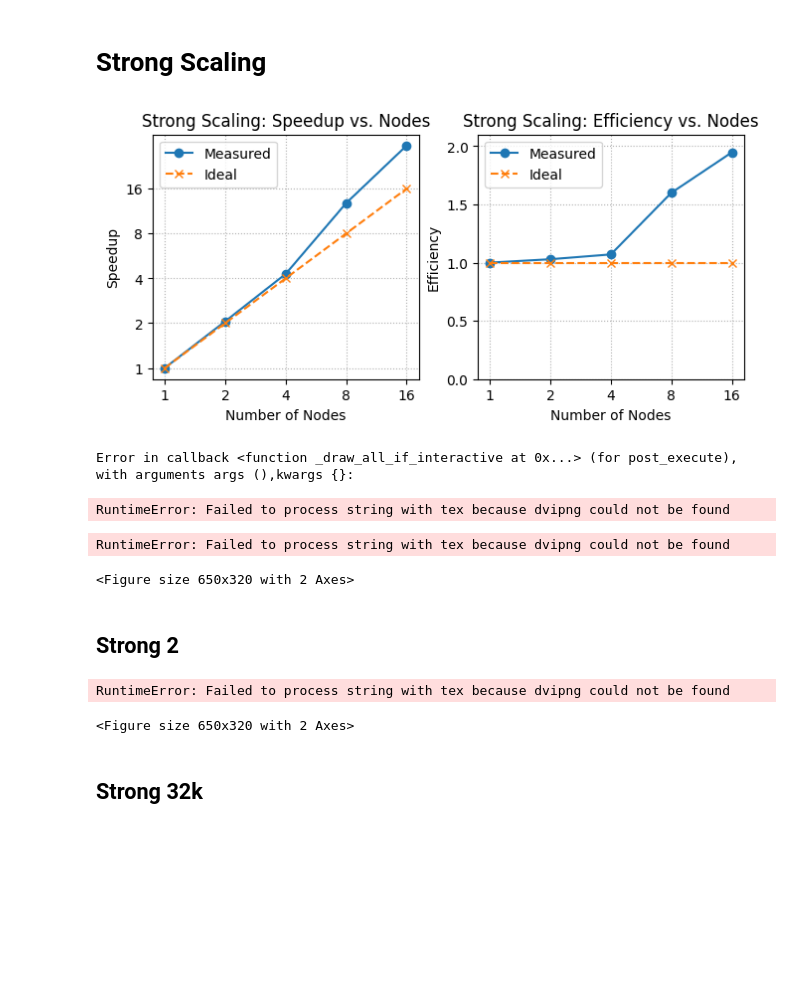
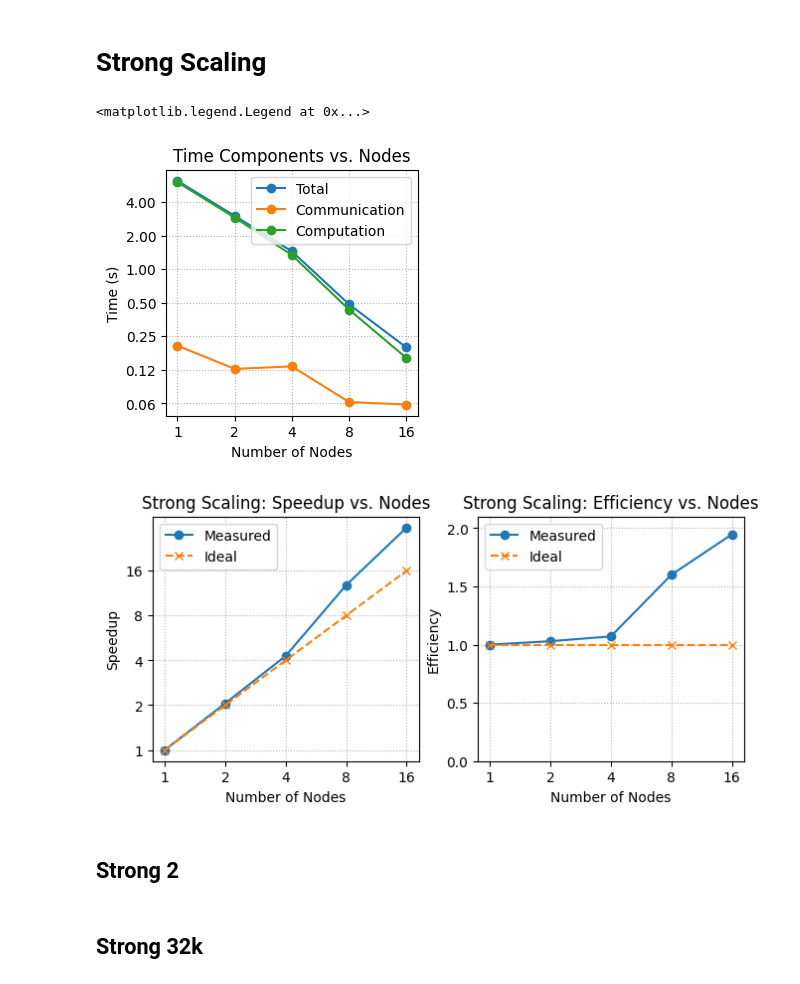
Before and after one commit to giovanni-lucarelli/HPC-assignment, a Jupyter notebook: plot/results.ipynb, the cells around one changed output. Cells and saved outputs as stored; diff of their text form; code cells hidden in the pictures; blank space fills up the shorter version.

```diff
--- a/plot/results.ipynb
+++ b/plot/results.ipynb
@@ -181,25 +186,28 @@ strong_df_sorted['efficiency'] = strong_df_sorted['speedup'] / (strong_df_sorted
 # %%
 fig, ax = plt.subplots(figsize=(3.2, 3.2), constrained_layout=True)
 
 ax.plot(strong_df_sorted['nodes'], strong_df_sorted['total_time'], marker='o', linestyle='-', label='Total')
 ax.plot(strong_df_sorted['nodes'], strong_df_sorted['comm_time'], marker='o', linestyle='-', label='Communication')
 ax.plot(strong_df_sorted['nodes'], strong_df_sorted['comp_time'], marker='o', linestyle='-', label='Computation')
 
 ax.set_title('Time Components vs. Nodes')
 ax.set_xlabel('Number of Nodes')
 ax.set_ylabel('Time (s)')
 ax.set_xscale('log', base=2)
 ax.set_yscale('log', base=2)
 ax.yaxis.set_major_formatter(ScalarFormatter())
 ax.ticklabel_format(style='plain', axis='y')
 ax.set_xticks(strong_df_sorted['nodes'])
 ax.set_xticklabels(strong_df_sorted['nodes'])
 ax.grid(True, which="both", ls=":")
 ax.legend()
 
-with plt.style.context("slide.mplstyle"):
-    fig.savefig("../slide/images/strong_times.pgf",
-                bbox_inches="tight", pad_inches=0.02)
+# with plt.style.context("slide.mplstyle"):
+#     fig.savefig("../slide/images/strong_times.pgf",
+#                 bbox_inches="tight", pad_inches=0.02)
+# %% [output]
+<matplotlib.legend.Legend at 0x...>
+[figure, added]
 # %%
 
 plt.style.use("default")
@@ -207,16 +215,12 @@ plt.rcParams['text.usetex'] = False
 fig, axes = make_scaling_figure(strong_df_sorted, baseline_nodes, "Strong")
 plt.show()
 
-with plt.style.context("slide.mplstyle"):
-    fig, axes = make_scaling_figure(strong_df_sorted, baseline_nodes, "Strong")
-    fig.savefig("../slide/images/strong_speed_eff.pgf",
-                bbox_inches="tight", pad_inches=0.02)
+# with plt.style.context("slide.mplstyle"):
+#     fig, axes = make_scaling_figure(strong_df_sorted, baseline_nodes, "Strong")
+#     fig.savefig("../slide/images/strong_speed_eff.pgf",
+#                 bbox_inches="tight", pad_inches=0.02)
 # %% [output]
 [figure]
-Error in callback <function _draw_all_if_interactive at 0x...> (for post_execute), with arguments args (),kwargs {}:
-RuntimeError: Failed to process string with tex because dvipng could not be found
-RuntimeError: Failed to process string with tex because dvipng could not be found
-<Figure size 650x320 with 2 Axes>
 # %% [markdown]
 ## Strong 2
 # %%
@@ -231,13 +235,10 @@ strong_df_sorted['speedup'] = baseline_time / strong_df_sorted['total_time']
 strong_df_sorted['efficiency'] = strong_df_sorted['speedup'] / (strong_df_sorted['nodes'] / baseline_nodes)
 
 
-with plt.style.context("slide.mplstyle"):
-    fig, axes = make_scaling_figure(strong_df_sorted, baseline_nodes, "Strong")
-    fig.savefig("../slide/images/strong2_speed_eff.pgf",
-                bbox_inches="tight", pad_inches=0.02)
+# with plt.style.context("slide.mplstyle"):
+#     fig, axes = make_scaling_figure(strong_df_sorted, baseline_nodes, "Strong")
+#     fig.savefig("../slide/images/strong2_speed_eff.pgf",
+#                 bbox_inches="tight", pad_inches=0.02)
-# %% [output]
-RuntimeError: Failed to process string with tex because dvipng could not be found
-<Figure size 650x320 with 2 Axes>
 # %% [markdown]
 ## Strong 32k
 # %%
```
Also changed, not shown: parts of 6 cells of this notebook, 24 other files.
